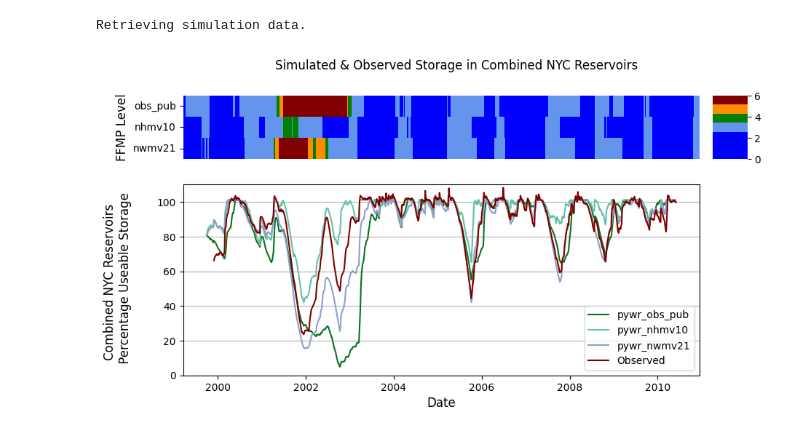
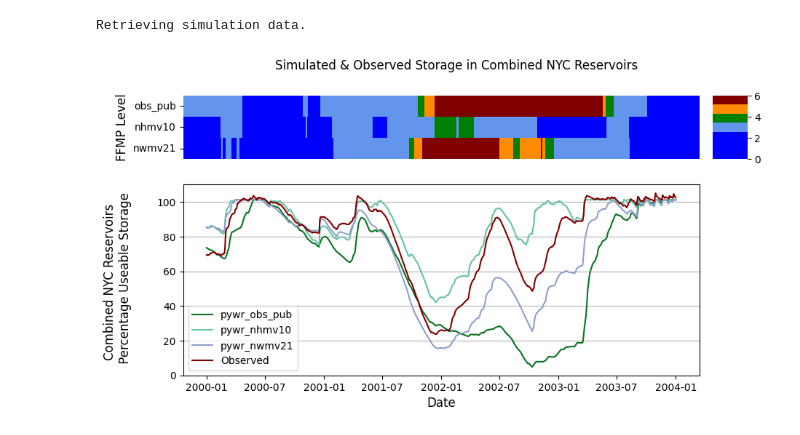
Before and after one commit to Pywr-DRB/Pywr-DRB, a Jupyter notebook: notebooks/explore_storages.ipynb, the cells around one changed output. Saved outputs shown, nothing was run; the diff lists cells and outputs as text; code cells hidden in the pictures.

```diff
--- a/notebooks/explore_storages.ipynb
+++ b/notebooks/explore_storages.ipynb
@@ -175,7 +175,7 @@ def plot_combined_nyc_storage(results, models,
     plt.suptitle('Simulated & Observed Storage in Combined NYC Reservoirs')
     plt.show()
     return
-# %%
-plot_combined_nyc_storage(storages, ['pywr_obs_pub', 'pywr_nhmv10','pywr_nwmv21'])
-# %% [output]
-[figure, removed]
+# %%
+plot_combined_nyc_storage(storages, pywr_models, start_date='2000-01-01', end_date='2004-01-01')
+# %% [output]
+[figure, added]
```
Also changed, not shown: parts of 3 cells of this notebook, 5 other files.
